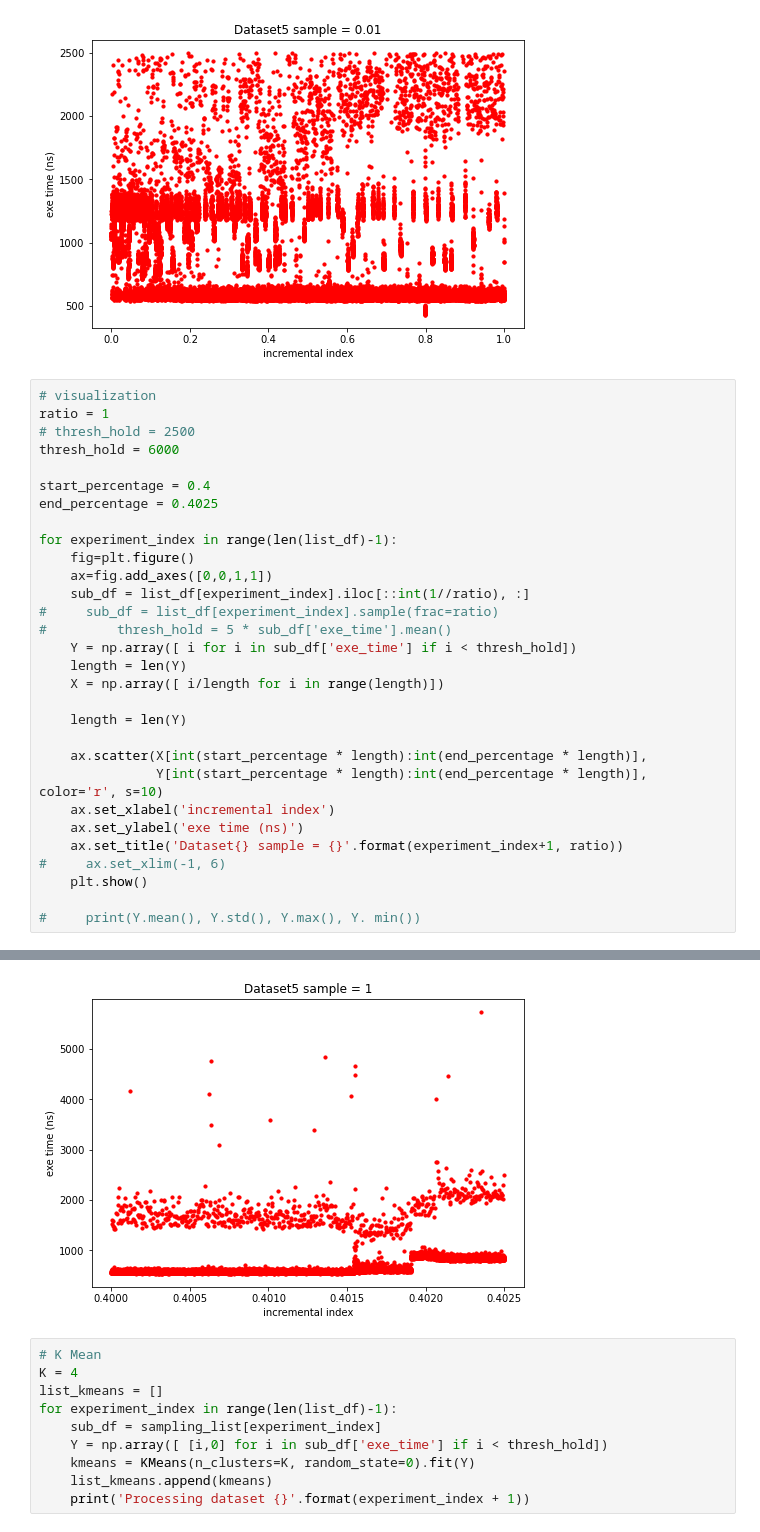
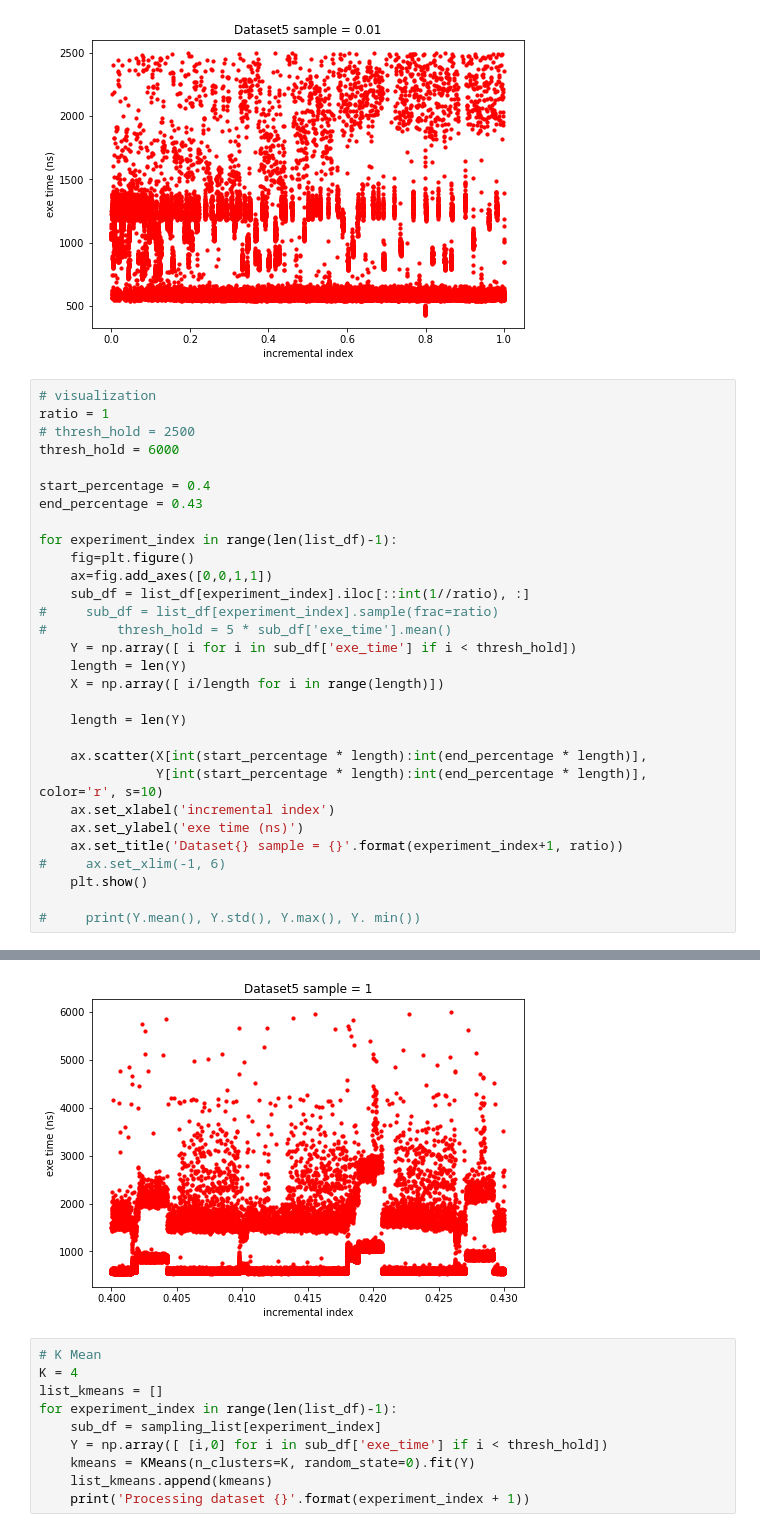
Before and after one commit to JinLabIIT/SEQUENCE-GO, a Jupyter notebook: data analysis/data analysis.ipynb, the cells around one changed output, grey strips where cells are left out. Saved outputs shown, nothing was run; the diff lists cells and outputs as text.

```diff
--- a/data analysis/data analysis.ipynb
+++ b/data analysis/data analysis.ipynb
@@ -240,7 +240,7 @@ ratio = 1
 thresh_hold = 6000
 
 start_percentage = 0.4
-end_percentage = 0.4025
+end_percentage = 0.43
 
 for experiment_index in range(len(list_df)-1):
     fig=plt.figure()
@@ -271,4 +271,4 @@ for experiment_index in range(len(list_df)-1):
-[figure, old version]
+[figure, new version]
 # %%
 # K Mean
 K = 4
```
Also changed, not shown: parts of 1 cell of this notebook, 12 other files.
